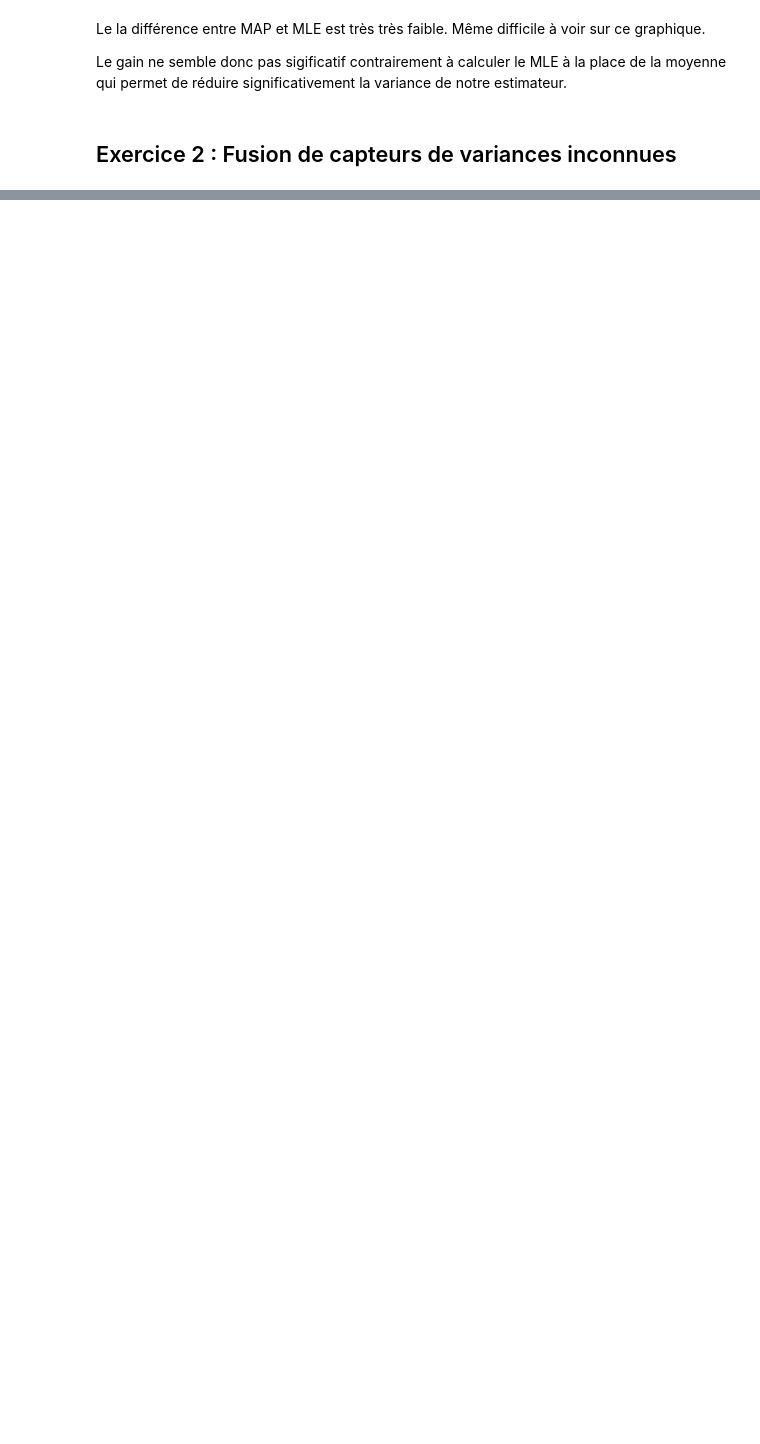
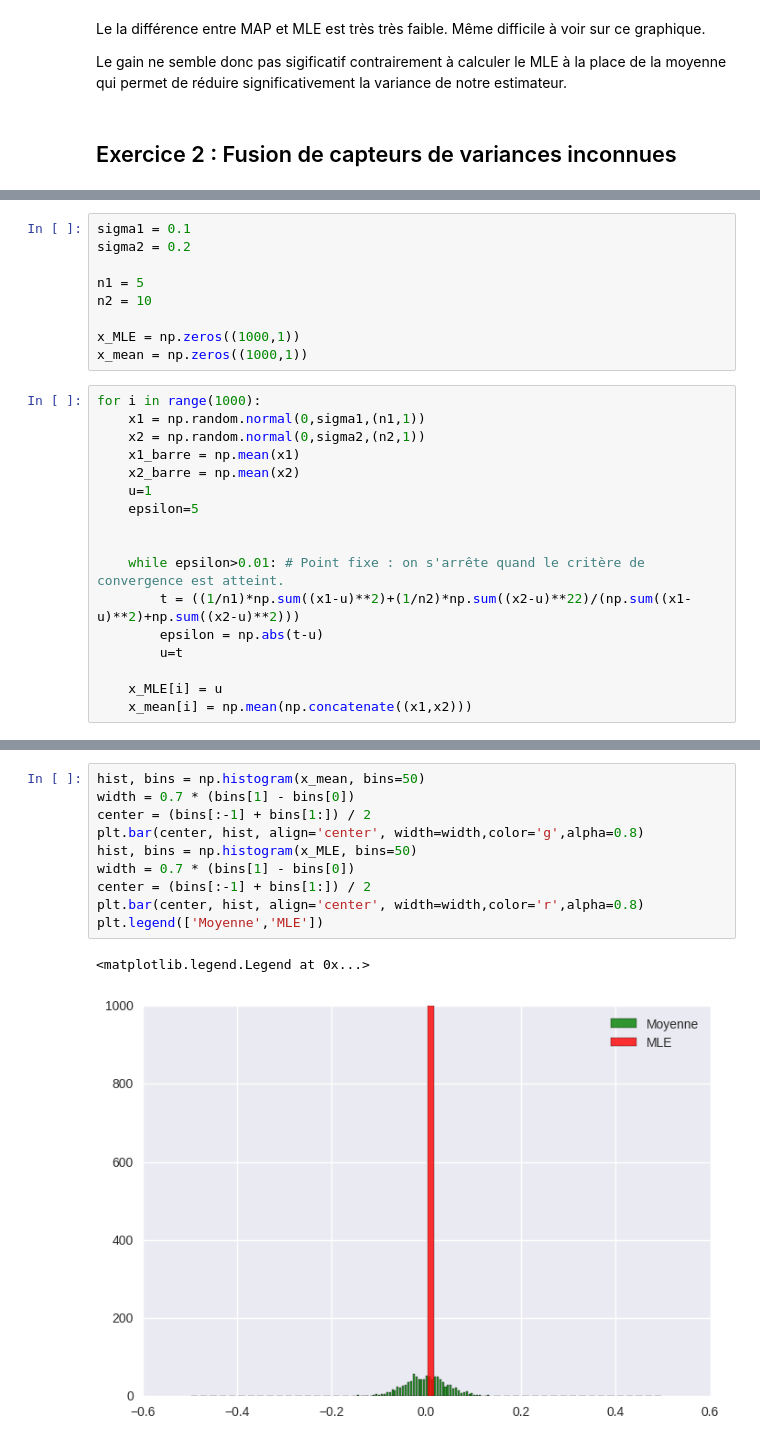
Before and after one commit to bigtdu53/tp1_reinforcment, a Jupyter notebook: Data_fusion_2.ipynb, the cells around one changed output, grey strips where cells are left out. Cells and saved outputs as stored; diff of their text form; blank space fills up the shorter version.

```diff
--- a/Data_fusion_2.ipynb
+++ b/Data_fusion_2.ipynb
@@ -129,0 +136,26 @@ Le gain ne semble donc pas sigificatif contrairement à calculer le MLE à la pl
+# %%
+sigma1 = 0.1
+sigma2 = 0.2
+
+n1 = 5
+n2 = 10
+
+x_MLE = np.zeros((1000,1))
+x_mean = np.zeros((1000,1))
+# %%
+for i in range(1000):
+    x1 = np.random.normal(0,sigma1,(n1,1))
+    x2 = np.random.normal(0,sigma2,(n2,1))
+    x1_barre = np.mean(x1)
+    x2_barre = np.mean(x2)
+    u=1
+    epsilon=5
+
+
+    while epsilon>0.01: # Point fixe : on s'arrête quand le critère de convergence est atteint.
+        t = ((1/n1)*np.sum((x1-u)**2)+(1/n2)*np.sum((x2-u)**22)/(np.sum((x1-u)**2)+np.sum((x2-u)**2)))
+        epsilon = np.abs(t-u)
+        u=t
+
+    x_MLE[i] = u
+    x_mean[i] = np.mean(np.concatenate((x1,x2)))
@@ -129,0 +164,13 @@ Le gain ne semble donc pas sigificatif contrairement à calculer le MLE à la pl
+# %%
+hist, bins = np.histogram(x_mean, bins=50)
+width = 0.7 * (bins[1] - bins[0])
+center = (bins[:-1] + bins[1:]) / 2
+plt.bar(center, hist, align='center', width=width,color='g',alpha=0.8)
+hist, bins = np.histogram(x_MLE, bins=50)
+width = 0.7 * (bins[1] - bins[0])
+center = (bins[:-1] + bins[1:]) / 2
+plt.bar(center, hist, align='center', width=width,color='r',alpha=0.8)
+plt.legend(['Moyenne','MLE'])
+# %% [output]
+<matplotlib.legend.Legend at 0x...>
+[figure, added]
```
Also changed, not shown: parts of 9 cells of this notebook.
